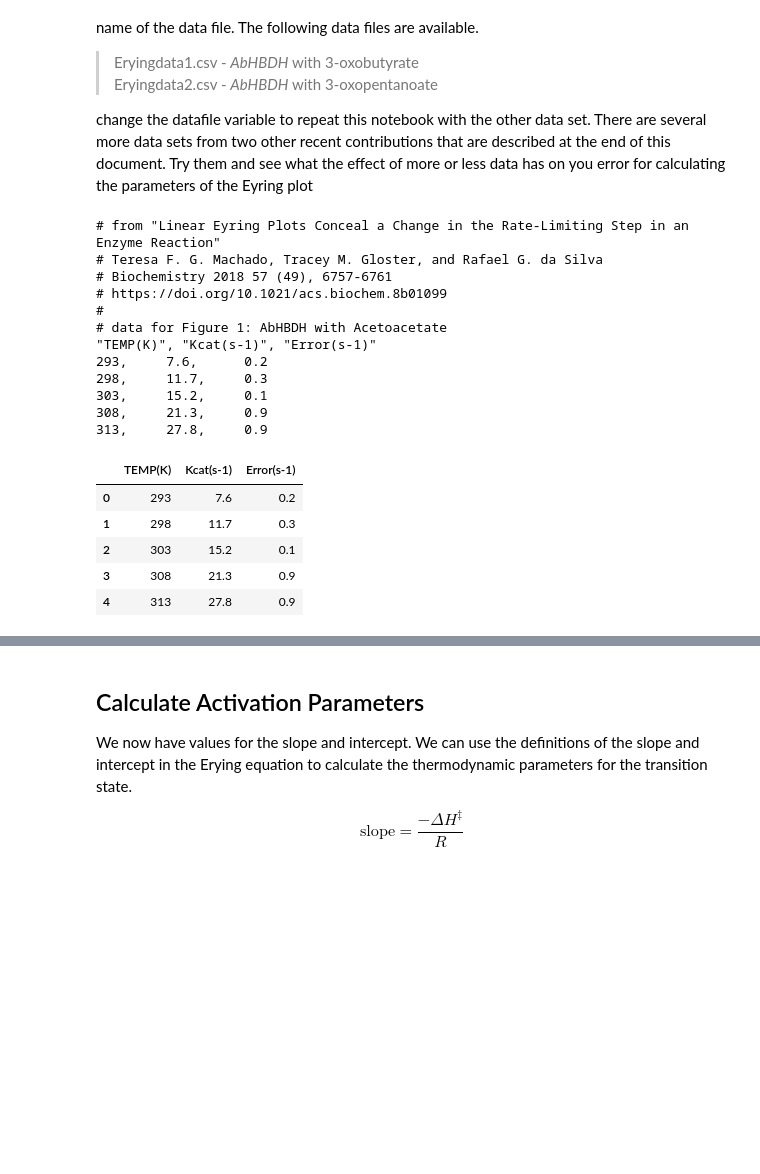
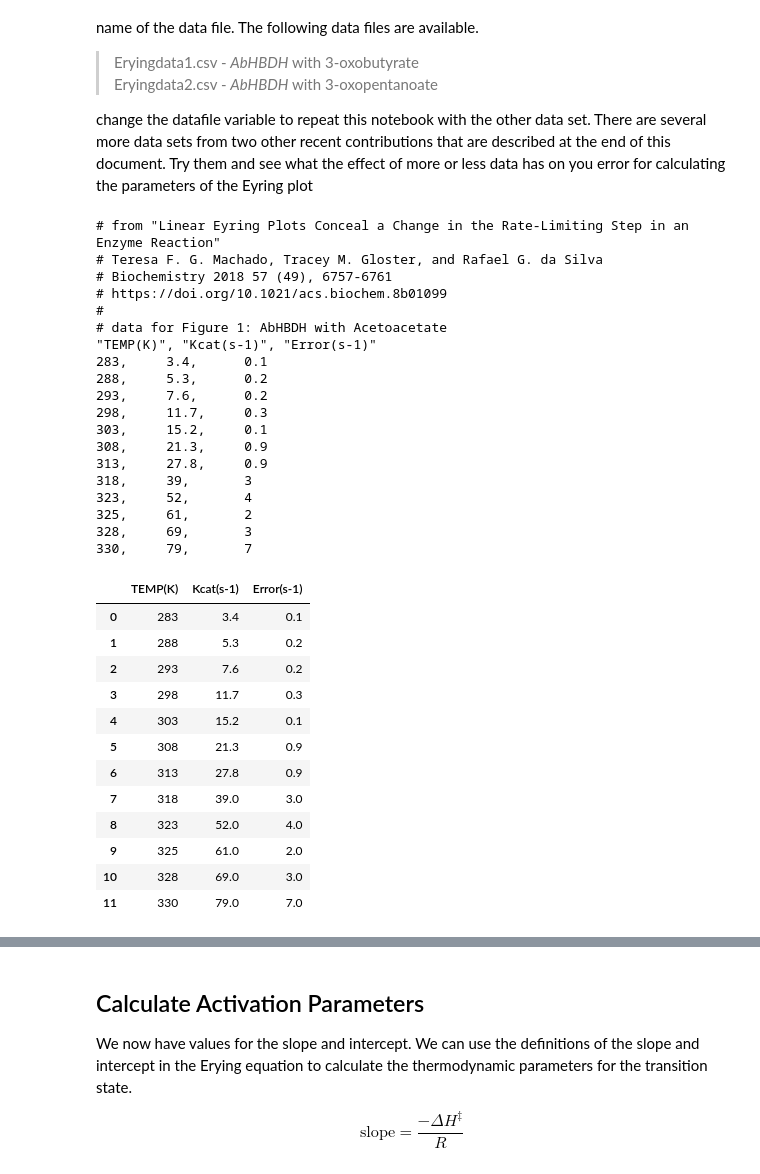
Before and after one commit to blinkletter/StealThisCode, a Jupyter notebook: 5_Erying/5_Erying_Plots.ipynb, the cells around one changed output, grey strips where cells are left out. Cells and saved outputs as stored; diff of their text form; code cells hidden in the pictures; blank space fills up the shorter version.

```diff
--- a/5_Erying/5_Erying_Plots.ipynb
+++ b/5_Erying/5_Erying_Plots.ipynb
@@ -55,7 +55,7 @@ github_location_styles = "./"
 #github_location = "https://raw.githubusercontent.com/blinkletter/3530Biochem/main/data/"
 #github_location_styles = "https://raw.githubusercontent.com/blinkletter/LFER-QSAR/main/styles/"
 
-datafile = "data/EryingData1a.csv"   # change this file for new data
+datafile = "data/EryingData1.csv"   # change this file for new data
 #datafile = "data/EryingData2.csv"
 #datafile = "data/EryingDataC1.csv"  # see bottom of notebook for more info
 # %%
@@ -72,8 +72,15 @@ with open(datafile, 'r') as file:
 #
 # data for Figure 1: AbHBDH with Acetoacetate
 "TEMP(K)", "Kcat(s-1)", "Error(s-1)"
+283,     3.4,      0.1
+288,     5.3,      0.2
 293,     7.6,      0.2
 298,     11.7,     0.3
 303,     15.2,     0.1
 308,     21.3,     0.9
 313,     27.8,     0.9
+318,     39,       3
+323,     52,       4
+325,     61,       2
+328,     69,       3
+330,     79,       7
@@ -87,18 +87,25 @@ err_S = np.sqrt((0.9/21.3)**2 * 8**2 * (283**2 + 330**2) / (330-283)**2)
 # %%
 ### Read in data set
 
-df = pd.read_csv(datafile,
+data = pd.read_csv(datafile,
                  delimiter = ",",
                  skipinitialspace=True,
 #                 index_col="Substituent",
                  comment = "#")
-display(df.head())
+display(data)
 # %% [output]
 |  | TEMP(K) | Kcat(s-1) | Error(s-1) |
-| 0 | 293 | 7.6 | 0.2 |
-| 1 | 298 | 11.7 | 0.3 |
-| 2 | 303 | 15.2 | 0.1 |
-| 3 | 308 | 21.3 | 0.9 |
-| 4 | 313 | 27.8 | 0.9 |
+| 0 | 283 | 3.4 | 0.1 |
+| 1 | 288 | 5.3 | 0.2 |
+| 2 | 293 | 7.6 | 0.2 |
+| 3 | 298 | 11.7 | 0.3 |
+| 4 | 303 | 15.2 | 0.1 |
+| 5 | 308 | 21.3 | 0.9 |
+| 6 | 313 | 27.8 | 0.9 |
+| 7 | 318 | 39.0 | 3.0 |
+| 8 | 323 | 52.0 | 4.0 |
+| 9 | 325 | 61.0 | 2.0 |
+| 10 | 328 | 69.0 | 3.0 |
+| 11 | 330 | 79.0 | 7.0 |
 # %%
 ### Calculate values for Eyring Plot
```
Also changed, not shown: parts of 11 cells of this notebook, 11 other files.
